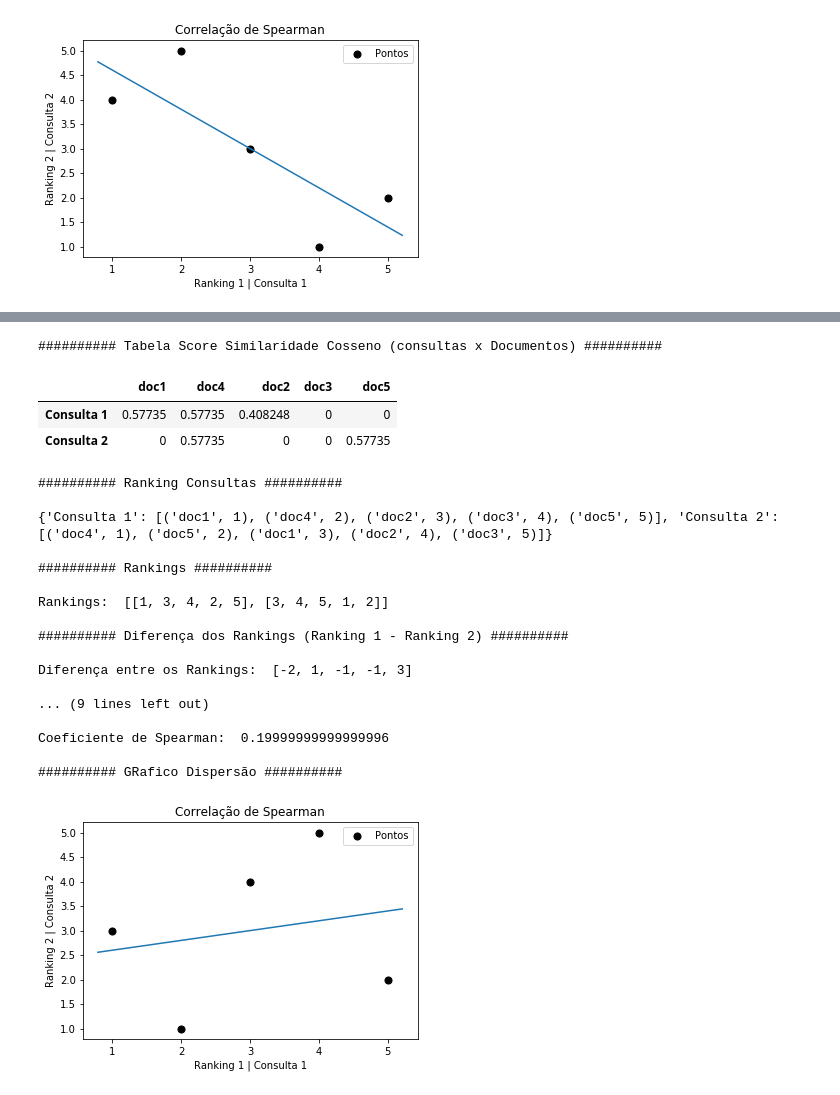
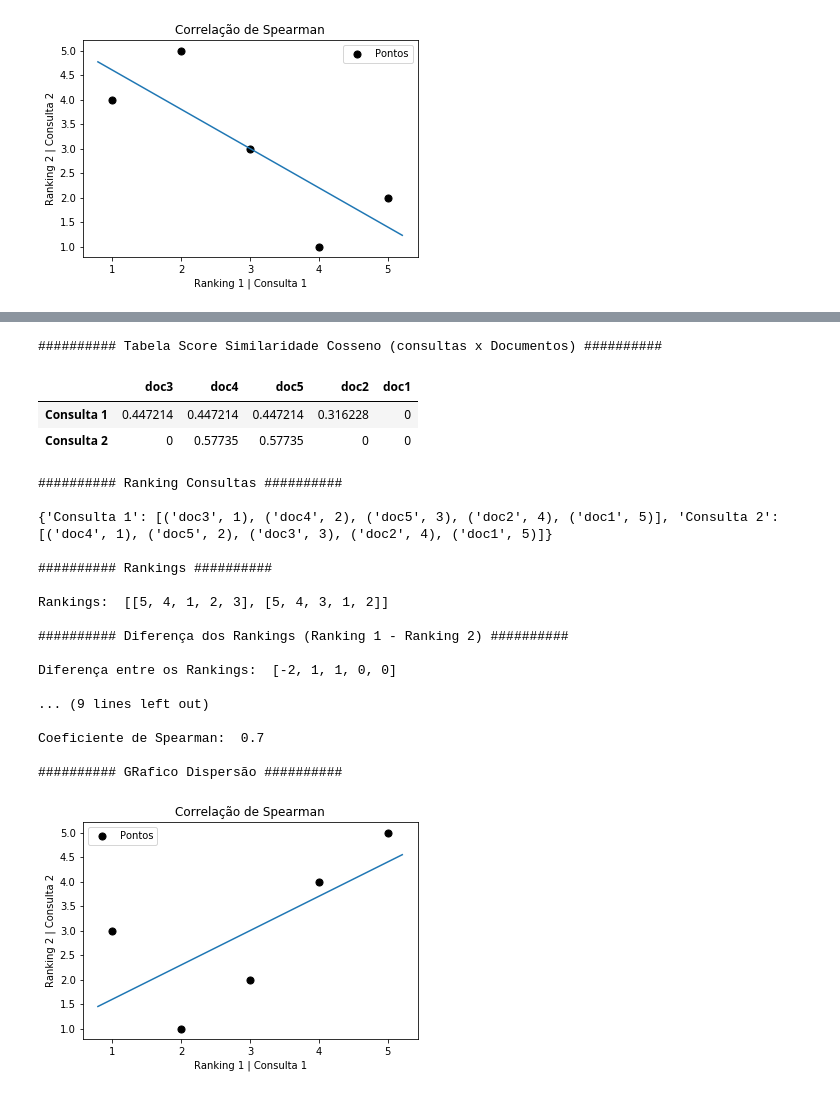
Before and after one commit to Jcss3/Projeto-1__RI, a Jupyter notebook: Processamento Consulta.ipynb, the cells around one changed output, grey strips where cells are left out. Saved outputs shown, nothing was run; the diff lists cells and outputs as text; code cells hidden in the pictures.

```diff
--- a/Processamento Consulta.ipynb
+++ b/Processamento Consulta.ipynb
@@ -626,27 +645,27 @@ Coeficiente de Spearman:  0.09999999999999998
 # %%
-listadeRespostasConsulta  = [RespostaConsulta(MatrixVetores(Docs,consulta)),
+listadeRespostasConsulta  = [RespostaConsulta(MatrixVetores(Docs,'Test a Illusion of a black dragon lord')),
                             RespostaConsulta(MatrixVetores(Docs,'Illusion of a black lord'))]
 Correlação_Spearman(listadeRespostasConsulta)
 # %% [output]
 ########## Tabela Score Similaridade Cosseno (consultas x Documentos) ##########
-|  | doc1 | doc4 | doc2 | doc3 | doc5 |
-| Consulta 1 | 0.57735 | 0.57735 | 0.408248 | 0 | 0 |
-| Consulta 2 | 0 | 0.57735 | 0 | 0 | 0.57735 |
+|  | doc3 | doc4 | doc5 | doc2 | doc1 |
+| Consulta 1 | 0.447214 | 0.447214 | 0.447214 | 0.316228 | 0 |
+| Consulta 2 | 0 | 0.57735 | 0.57735 | 0 | 0 |
 ########## Ranking Consultas ##########
 
-{'Consulta 1': [('doc1', 1), ('doc4', 2), ('doc2', 3), ('doc3', 4), ('doc5', 5)], 'Consulta 2': [('doc4', 1), ('doc5', 2), ('doc1', 3), ('doc2', 4), ('doc3', 5)]}
+{'Consulta 1': [('doc3', 1), ('doc4', 2), ('doc5', 3), ('doc2', 4), ('doc1', 5)], 'Consulta 2': [('doc4', 1), ('doc5', 2), ('doc3', 3), ('doc2', 4), ('doc1', 5)]}
 
 ########## Rankings ##########
 
-Rankings:  [[1, 3, 4, 2, 5], [3, 4, 5, 1, 2]]
+Rankings:  [[5, 4, 1, 2, 3], [5, 4, 3, 1, 2]]
 
 ########## Diferença dos Rankings (Ranking 1 - Ranking 2) ##########
 
-Diferença entre os Rankings:  [-2, 1, -1, -1, 3]
+Diferença entre os Rankings:  [-2, 1, 1, 0, 0]
 
 ... (9 lines left out)
 
-Coeficiente de Spearman:  0.19999999999999996
+Coeficiente de Spearman:  0.7
 
 ########## GRafico Dispersão ##########
-[figure, old version]
+[figure, new version]
```
Also changed, not shown: parts of 10 cells of this notebook.
